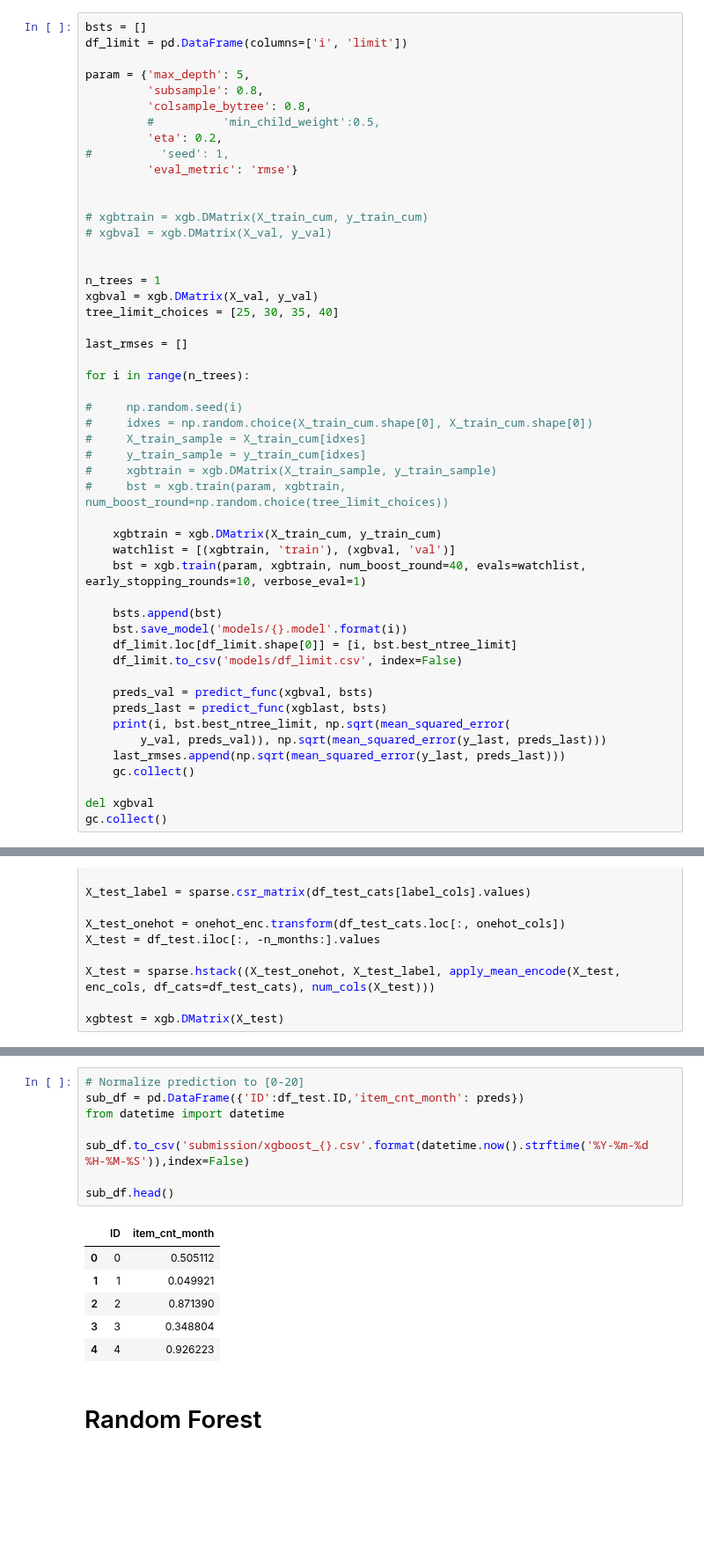
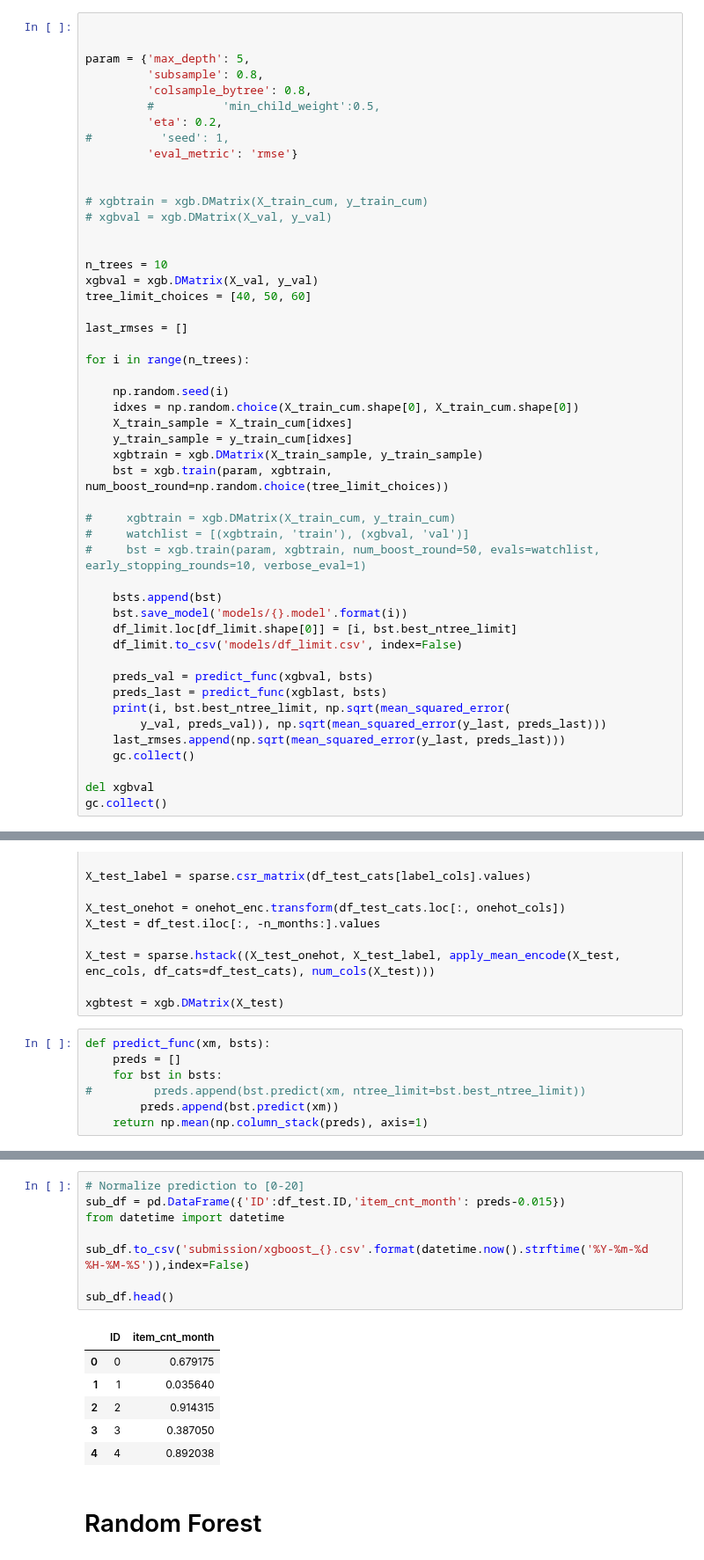
Before and after one commit to GatzZ/competitive-data-science-final-project, a Jupyter notebook: Main.ipynb, the cells around one changed output, grey strips where cells are left out. Shown at 88% size. Drawn from its saved outputs; the diff is of its cells as text; blank space fills up the shorter version.

```diff
--- a/Main.ipynb
+++ b/Main.ipynb
@@ -515,6 +518,5 @@ xgblast = xgb.DMatrix(X_last)
 # %%
-bsts = []
-df_limit = pd.DataFrame(columns=['i', 'limit'])
+
 
 param = {'max_depth': 5,
          'subsample': 0.8,
@@ -529,24 +531,24 @@ param = {'max_depth': 5,
 # xgbval = xgb.DMatrix(X_val, y_val)
 
 
-n_trees = 1
+n_trees = 10
 xgbval = xgb.DMatrix(X_val, y_val)
-tree_limit_choices = [25, 30, 35, 40]
+tree_limit_choices = [40, 50, 60]
 
 last_rmses = []
 
 for i in range(n_trees):
 
-#     np.random.seed(i)
-#     idxes = np.random.choice(X_train_cum.shape[0], X_train_cum.shape[0])
-#     X_train_sample = X_train_cum[idxes]
-#     y_train_sample = y_train_cum[idxes]
-#     xgbtrain = xgb.DMatrix(X_train_sample, y_train_sample)
-#     bst = xgb.train(param, xgbtrain, num_boost_round=np.random.choice(tree_limit_choices))
+    np.random.seed(i)
+    idxes = np.random.choice(X_train_cum.shape[0], X_train_cum.shape[0])
+    X_train_sample = X_train_cum[idxes]
+    y_train_sample = y_train_cum[idxes]
+    xgbtrain = xgb.DMatrix(X_train_sample, y_train_sample)
+    bst = xgb.train(param, xgbtrain, num_boost_round=np.random.choice(tree_limit_choices))
 
-    xgbtrain = xgb.DMatrix(X_train_cum, y_train_cum)
-    watchlist = [(xgbtrain, 'train'), (xgbval, 'val')]
-    bst = xgb.train(param, xgbtrain, num_boost_round=40, evals=watchlist, early_stopping_rounds=10, verbose_eval=1)
+#     xgbtrain = xgb.DMatrix(X_train_cum, y_train_cum)
+#     watchlist = [(xgbtrain, 'train'), (xgbval, 'val')]
+#     bst = xgb.train(param, xgbtrain, num_boost_round=50, evals=watchlist, early_stopping_rounds=10, verbose_eval=1)
 
     bsts.append(bst)
     bst.save_model('models/{}.model'.format(i))
@@ -618,6 +613,13 @@ X_test = df_test.iloc[:, -n_months:].values
 X_test = sparse.hstack((X_test_onehot, X_test_label, apply_mean_encode(X_test, enc_cols, df_cats=df_test_cats), num_cols(X_test)))
 
 xgbtest = xgb.DMatrix(X_test)
+# %%
+def predict_func(xm, bsts):
+    preds = []
+    for bst in bsts:
+#         preds.append(bst.predict(xm, ntree_limit=bst.best_ntree_limit))
+        preds.append(bst.predict(xm))
+    return np.mean(np.column_stack(preds), axis=1)
 # %%
 preds = predict_func(xgbtest, bsts)
 preds = np.clip(preds, 0, 20)
@@ -630,18 +636,18 @@ np.std(preds)
 # %%
 # Normalize prediction to [0-20]
-sub_df = pd.DataFrame({'ID':df_test.ID,'item_cnt_month': preds})
+sub_df = pd.DataFrame({'ID':df_test.ID,'item_cnt_month': preds-0.015})
 from datetime import datetime
 
 sub_df.to_csv('submission/xgboost_{}.csv'.format(datetime.now().strftime('%Y-%m-%d %H-%M-%S')),index=False)
 
 sub_df.head()
 # %% [output]
 |  | ID | item_cnt_month |
-| 0 | 0 | 0.505112 |
-| 1 | 1 | 0.049921 |
-| 2 | 2 | 0.871390 |
-| 3 | 3 | 0.348804 |
-| 4 | 4 | 0.926223 |
+| 0 | 0 | 0.679175 |
+| 1 | 1 | 0.035640 |
+| 2 | 2 | 0.914315 |
+| 3 | 3 | 0.387050 |
+| 4 | 4 | 0.892038 |
 # %% [markdown]
 # Random Forest
 # %%
```
Also changed, not shown: parts of 6 cells of this notebook, 11 other files.
